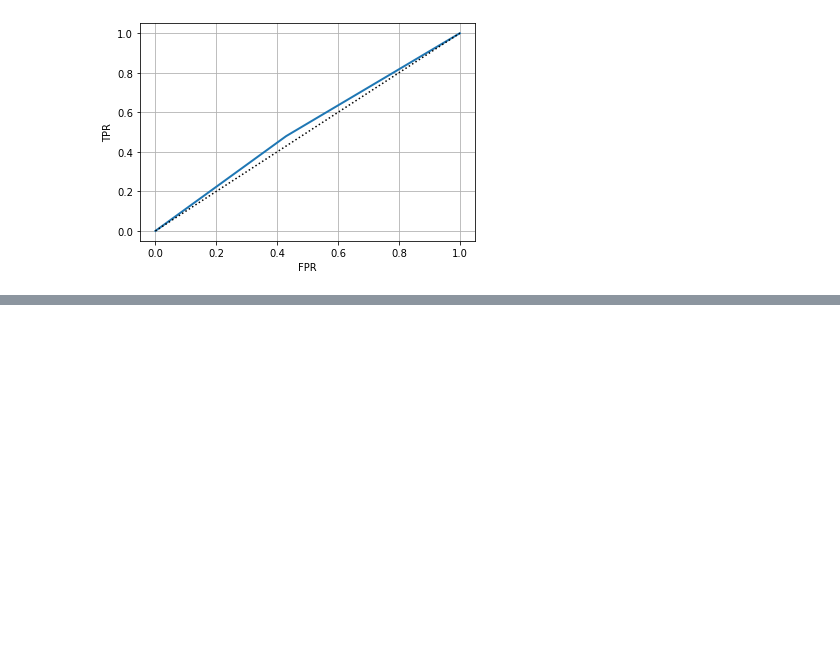
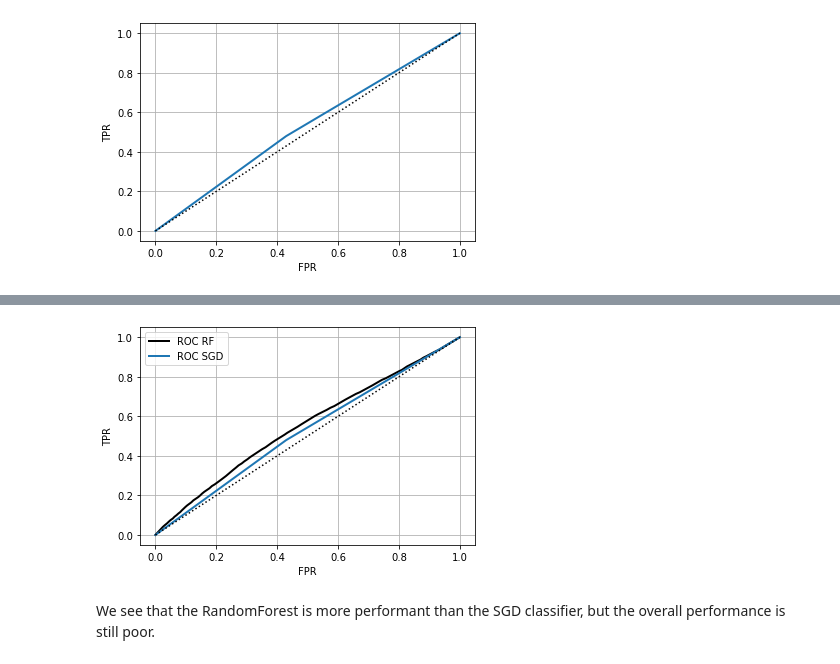
Before and after one commit to oldhiltonian/nyse-ml, a Jupyter notebook: nyse_ml/3_classification.ipynb, the cells around one changed output, grey strips where cells are left out. Cells and saved outputs as stored; diff of their text form; code cells hidden in the pictures; blank space fills up the shorter version.

```diff
--- a/nyse_ml/3_classification.ipynb
+++ b/nyse_ml/3_classification.ipynb
@@ -215,0 +216,15 @@ Text(0, 0.5, 'Precision')
+# %%
+fpr_forest, tpr_forest, thresholds_forest_roc = roc_curve(y_train, y_scores_forest)
+
+plt.plot(fpr_forest, tpr_forest, 'k-', linewidth=2, label='ROC RF')
+plt.plot(fpr, tpr, linewidth=2, label='ROC SGD')
+plt.plot([0,1], [0,1], "k:")
+plt.xlabel('FPR')
+plt.ylabel('TPR')
+plt.grid()
+plt.legend()
+plt.show()
+# %% [output]
+[figure, added]
+# %% [markdown]
+We see that the RandomForest is more performant than the SGD classifier, but the overall performance is still poor.
```
Also changed, not shown: parts of 7 cells of this notebook.
